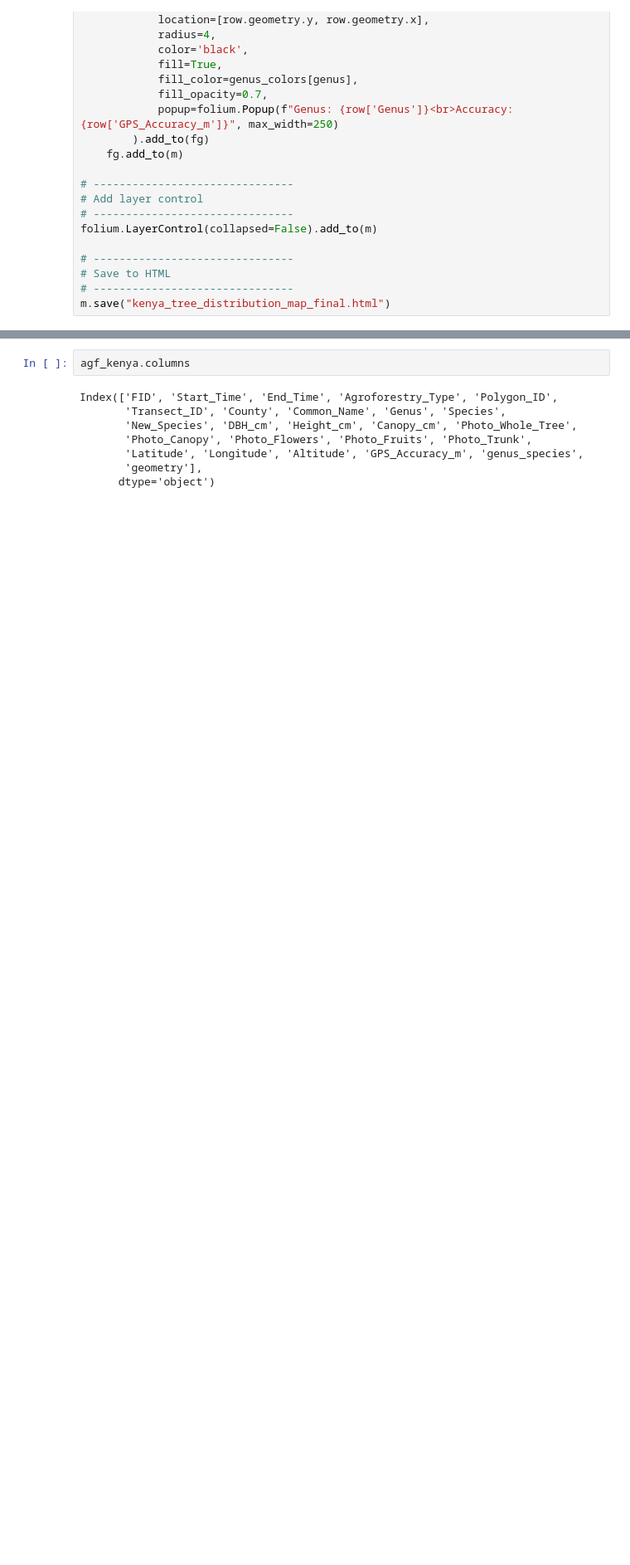
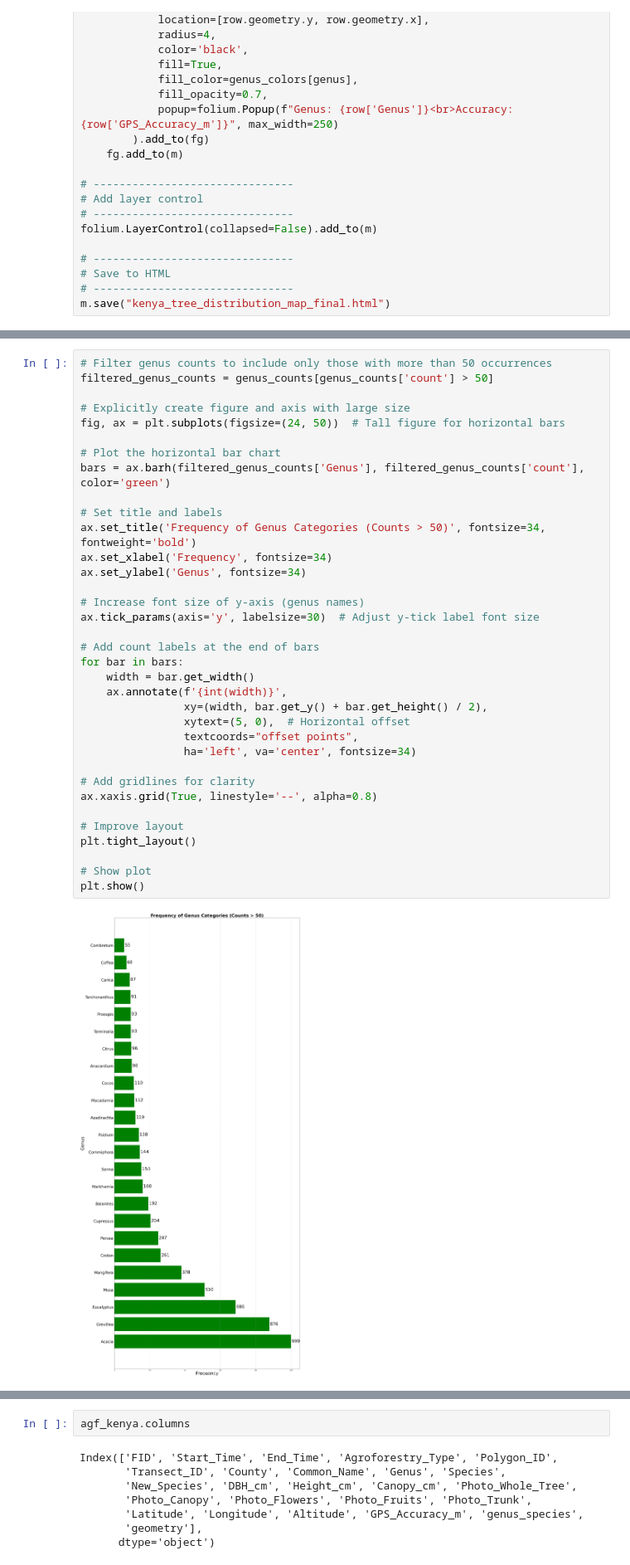
Before and after one commit to irungus/agf_kenya, a Jupyter notebook: code/agf_kenya_colab.ipynb, the cells around one changed output, grey strips where cells are left out. Shown at 83% size. Drawn from its saved outputs; the diff is of its cells as text; blank space fills up the shorter version.

```diff
--- a/code/agf_kenya_colab.ipynb
+++ b/code/agf_kenya_colab.ipynb
@@ -1091,0 +1200,37 @@ fig.write_html("species_sunburst_chart.html")
+# %%
+# Filter genus counts to include only those with more than 50 occurrences
+filtered_genus_counts = genus_counts[genus_counts['count'] > 50]
+
+# Explicitly create figure and axis with large size
+fig, ax = plt.subplots(figsize=(24, 50))  # Tall figure for horizontal bars
+
+# Plot the horizontal bar chart
+bars = ax.barh(filtered_genus_counts['Genus'], filtered_genus_counts['count'], color='green')
+
+# Set title and labels
+ax.set_title('Frequency of Genus Categories (Counts > 50)', fontsize=34, fontweight='bold')
+ax.set_xlabel('Frequency', fontsize=34)
+ax.set_ylabel('Genus', fontsize=34)
+
+# Increase font size of y-axis (genus names)
+ax.tick_params(axis='y', labelsize=30)  # Adjust y-tick label font size
+
+# Add count labels at the end of bars
+for bar in bars:
+    width = bar.get_width()
+    ax.annotate(f'{int(width)}',
+                xy=(width, bar.get_y() + bar.get_height() / 2),
+                xytext=(5, 0),  # Horizontal offset
+                textcoords="offset points",
+                ha='left', va='center', fontsize=34)
+
+# Add gridlines for clarity
+ax.xaxis.grid(True, linestyle='--', alpha=0.8)
+
+# Improve layout
+plt.tight_layout()
+
+# Show plot
+plt.show()
+# %% [output]
+[figure, added]
```
Also changed, not shown: parts of 8 cells of this notebook.
